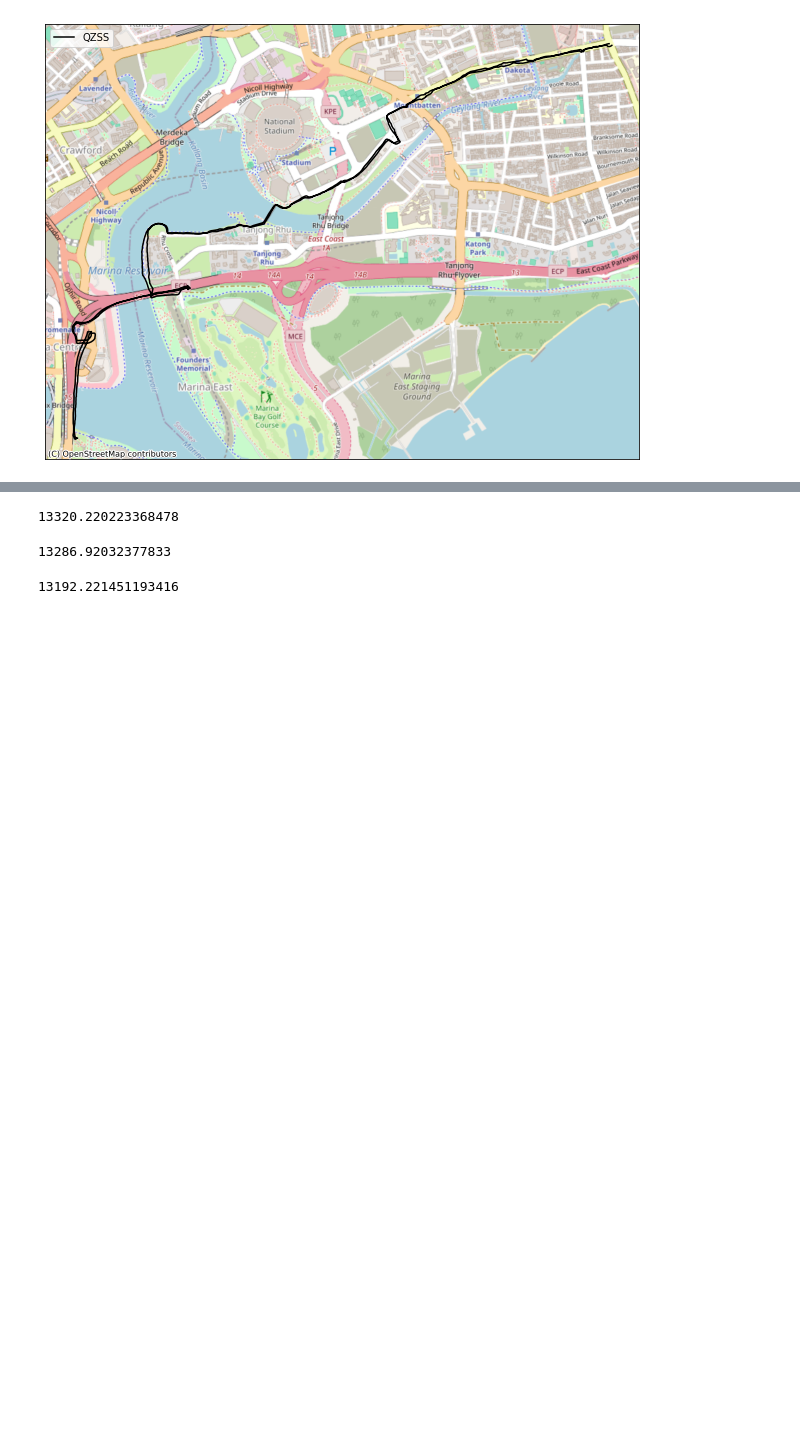
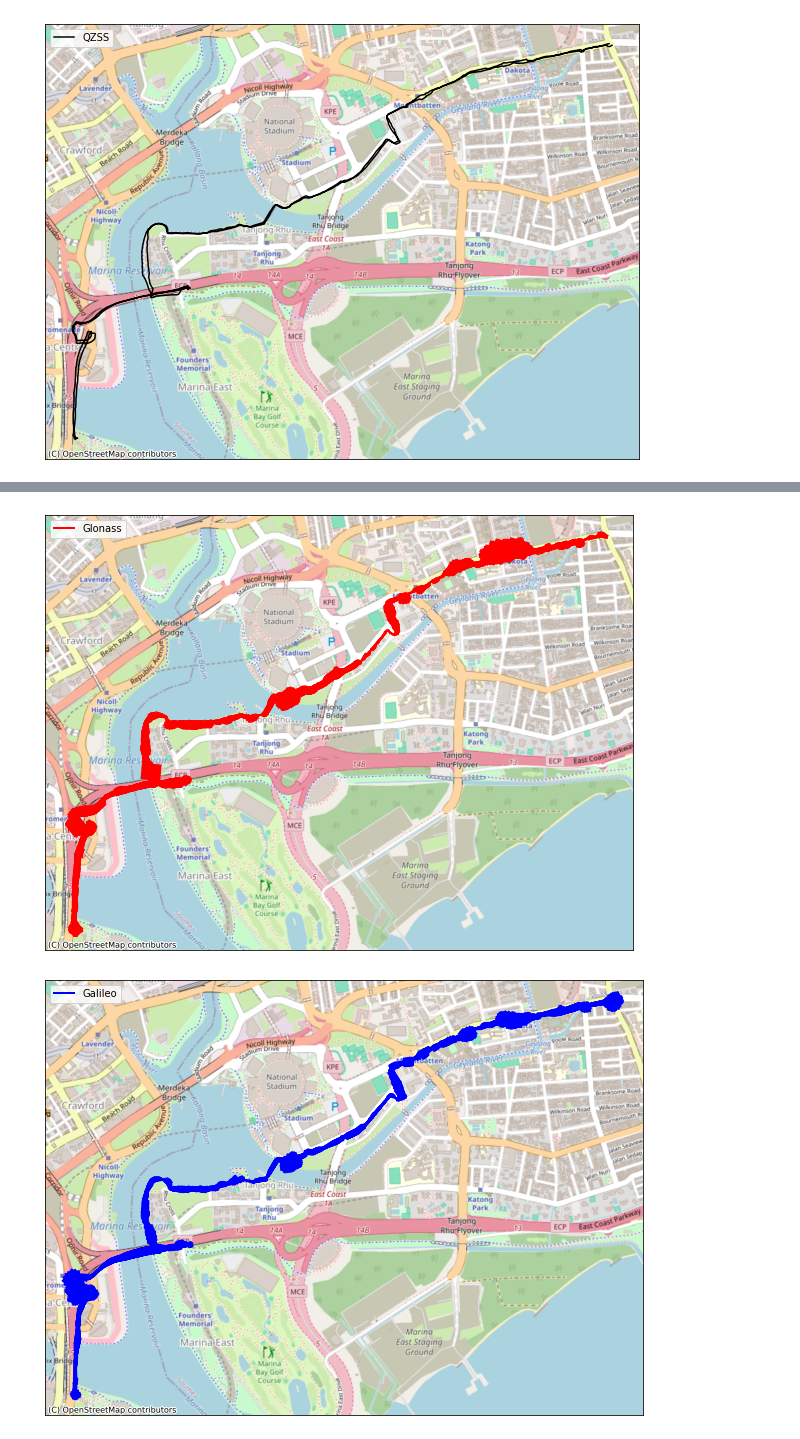
Before and after one commit to evgeniyarbatov/polar-vantage-v-gps, a Jupyter notebook: notebooks/Benjamin Sheares Bridge.ipynb, the cells around one changed output, grey strips where cells are left out. Saved outputs shown, nothing was run; the diff lists cells and outputs as text; code cells hidden in the pictures; blank space fills up the shorter version.

```diff
--- a/notebooks/Benjamin Sheares Bridge.ipynb
+++ b/notebooks/Benjamin Sheares Bridge.ipynb
@@ -129,15 +97,41 @@ plot_error_map(qzss_df[qzss_df['distance_to_route'] > 10], 'black', 'QZSS')
-# %%
-glonass_df = get_total_distance(glonass_df)
-glonass_df.iloc[-1]['accumulated_distance']
-# %% [output]
-13320.220223368478
-# %%
-galileo_df = get_total_distance(galileo_df)
-galileo_df.iloc[-1]['accumulated_distance']
-# %% [output]
-13286.92032377833
-# %%
-qzss_df = get_total_distance(qzss_df)
-qzss_df.iloc[-1]['accumulated_distance']
-# %% [output]
-13192.221451193416
+# %%
+def plot_location_error(df, color, label):
+    plt.figure(figsize=(15, 8))
+
+    line = None
+    for i in range(len(df) - 1):
+        line = plt.plot(
+            df['longitude'][i:i+2],
+            df['latitude'][i:i+2],
+            linewidth=df['linewidth'][i],
+            color=color,
+        )
+
+    legend = plt.legend(line, [label])
+    for legobj in legend.legendHandles:
+        legobj.set_linewidth(2.0)
+
+    ctx.add_basemap(plt.gca(), crs='EPSG:4326', source=ctx.providers.OpenStreetMap.Mapnik)
+    plt.xticks([], [])
+    plt.yticks([], [])
+    plt.tick_params(axis='both', which='both', bottom=False, top=False, left=False, right=False)
+    plt.show()
+
+def get_linewidth(df):
+    min_range, max_range = 1, 20
+
+    min_val = df['distance_to_route'].min()
+    max_val = df['distance_to_route'].max()
+
+    return ((df['distance_to_route'] - min_val) / (max_val - min_val)) * (max_range - min_range) + min_range
+
+glonass_df['linewidth'] = get_linewidth(glonass_df)
+galileo_df['linewidth'] = get_linewidth(galileo_df)
+qzss_df['linewidth'] = get_linewidth(qzss_df)
+
+plot_location_error(glonass_df, 'red', 'Glonass')
+plot_location_error(galileo_df, 'blue', 'Galileo')
+plot_location_error(qzss_df, 'black', 'QZSS')
+# %% [output]
+[figure, added]
+[figure, added]
```
Also changed, not shown: parts of 9 cells of this notebook, 4 other files.
